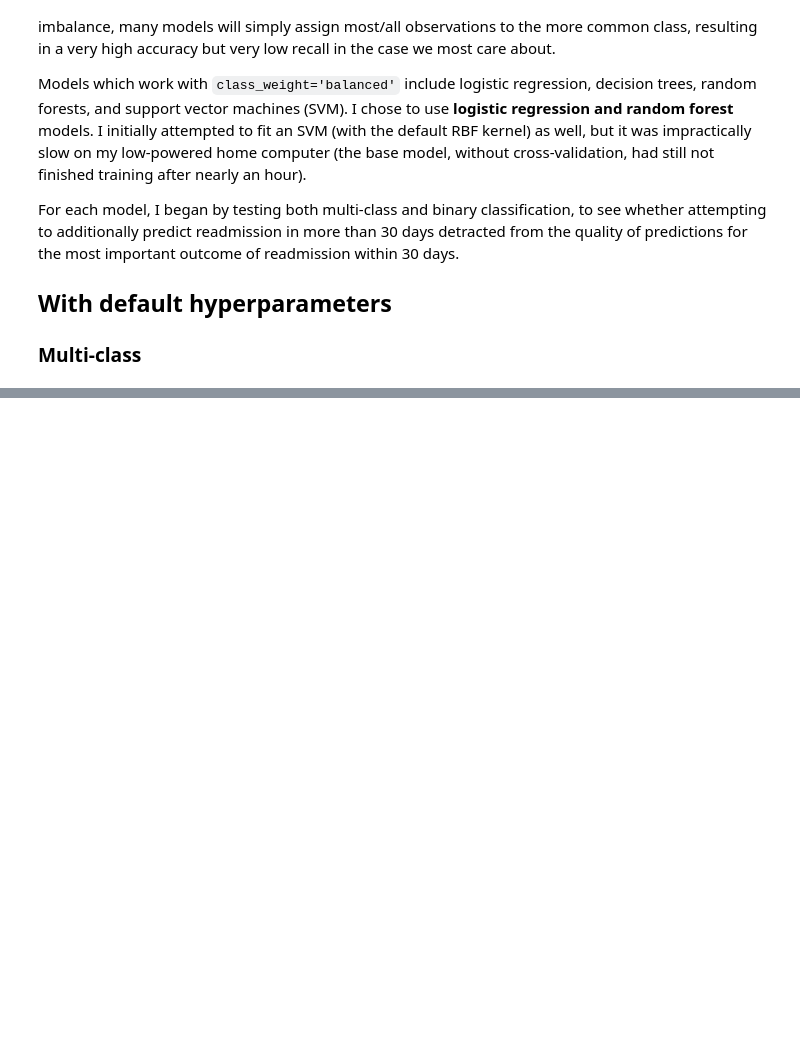
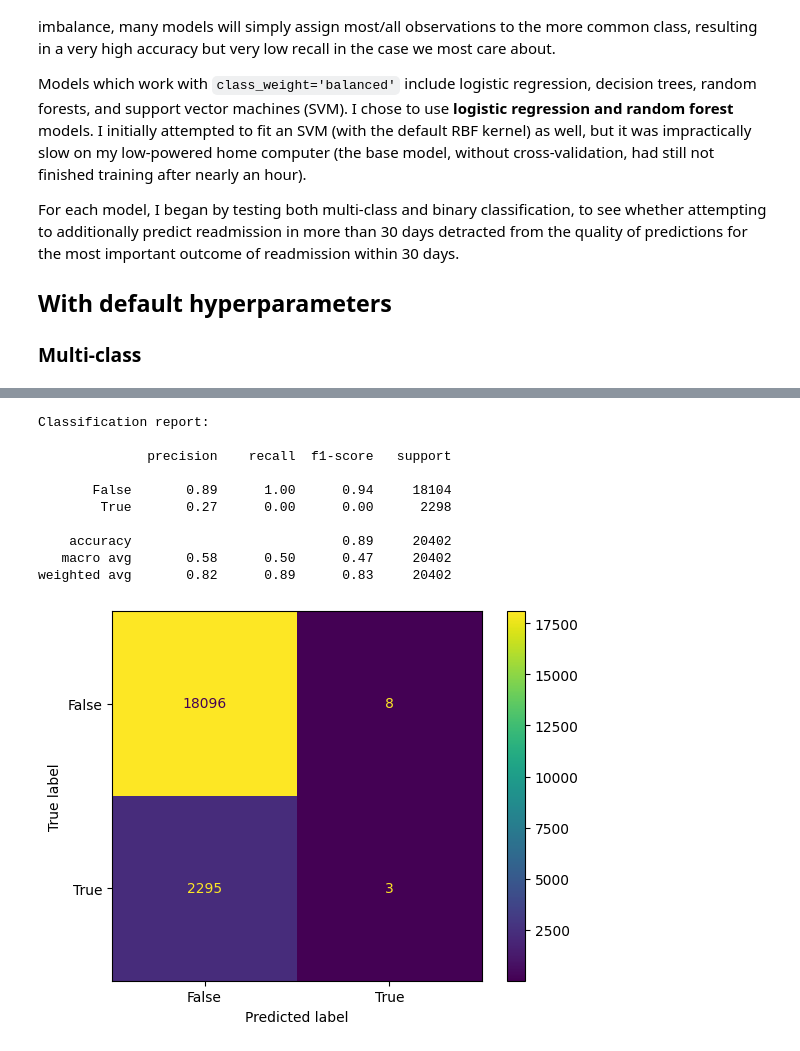
Before and after one commit to bennettJG/data17200project, a Jupyter notebook: Supervised_Learning.ipynb, the cells around one changed output, grey strips where cells are left out. Saved outputs shown, nothing was run; the diff lists cells and outputs as text; code cells hidden in the pictures; blank space fills up the shorter version.

```diff
--- a/Supervised_Learning.ipynb
+++ b/Supervised_Learning.ipynb
@@ -157,0 +158,15 @@ weighted avg       0.84      0.66      0.72     20001
+# %%
+rf_binary = RandomForestClassifier(random_state=random_state, class_weight='balanced_subsample')
+calculate_test_metrics(rf_binary, X_train_scaled, X_test_scaled, y_train['readmit_less30'], y_test['readmit_less30'])
+# %% [output]
+Classification report:
+
+              precision    recall  f1-score   support
+
+       False       0.89      1.00      0.94     18104
+        True       0.27      0.00      0.00      2298
+
+    accuracy                           0.89     20402
+   macro avg       0.58      0.50      0.47     20402
+weighted avg       0.82      0.89      0.83     20402
+[figure, added]
```
Also changed, not shown: parts of 33 cells of this notebook.
